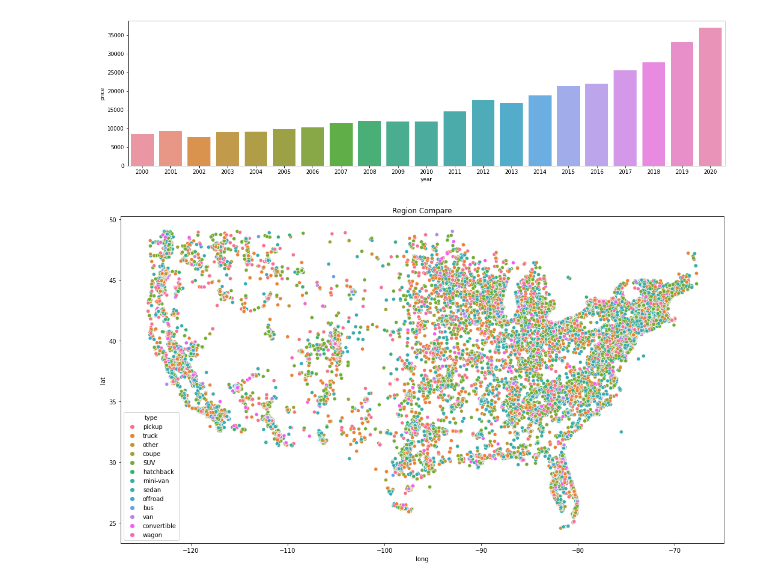
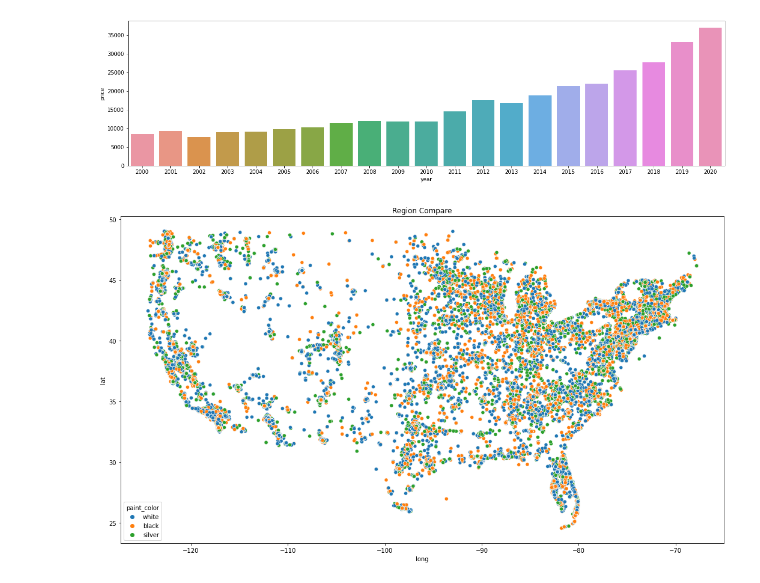
Before and after one commit to Man-Zo0/git-ex, a Jupyter notebook: Untitled4.ipynb, the cells around one changed output. Drawn from its saved outputs; the diff is of its cells as text; code cells hidden in the pictures.

```diff
--- a/Untitled4.ipynb
+++ b/Untitled4.ipynb
@@ -39,10 +39,10 @@ plt.show()
 # %% [output]
 [figure]
 # %%
-df_local = df_year[(df_year['lat']>24) & (df_year['lat']<50) & (df_year['long']>-125) & (df_year['long']<-65)]
+df_local = df_year[(df_year['lat']>24) & (df_year['lat']<50) & (df_year['long']>-125) & (df_year['long']<-65) & ((df_year["paint_color"] == 'white') | (df_year["paint_color"] == 'black') | (df_year["paint_color"] == 'silver'))]
 plt.figure(figsize=(18,10))
 plt.title('Region Compare')
-sns.scatterplot(data=df_local, x="long",y="lat",hue='type')
+sns.scatterplot(data=df_local, x="long",y="lat",hue='paint_color')
 plt.show()
 # %% [output]
-[figure, old version]
+[figure, new version]
```
